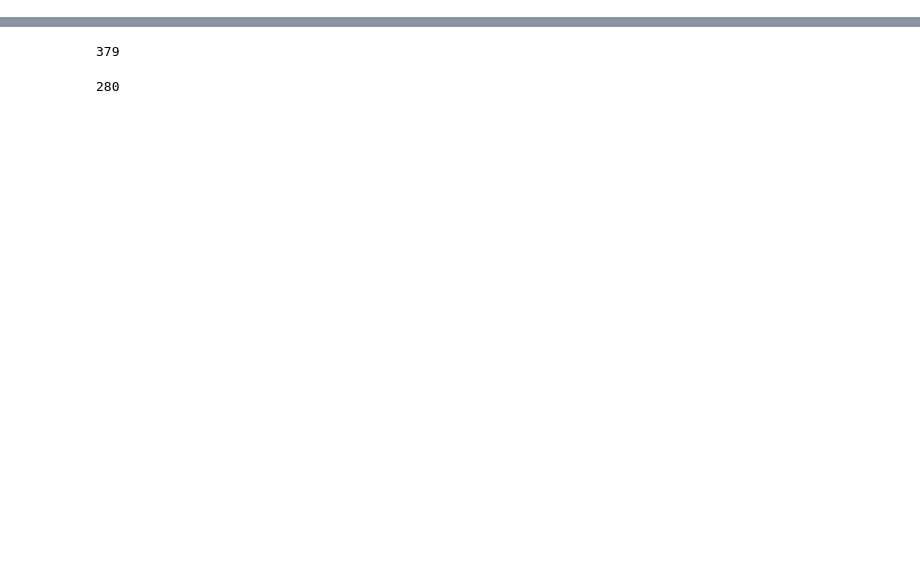
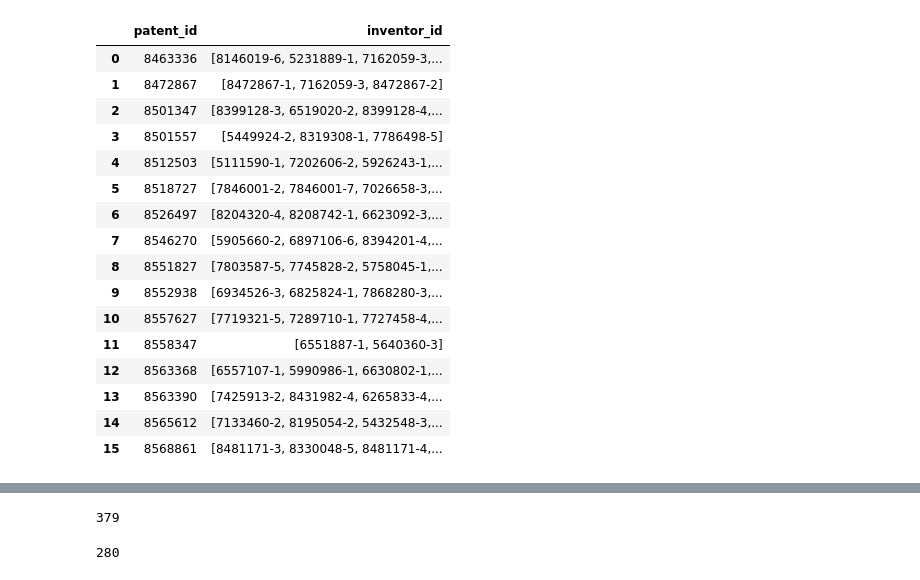
Before and after one commit to jayoungseo/inventor-grouping, a Jupyter notebook: inventor_grouping.ipynb, the cells around one changed output, grey strips where cells are left out. Drawn from its saved outputs; the diff is of its cells as text; code cells hidden in the pictures; blank space fills up the shorter version.

```diff
--- a/inventor_grouping.ipynb
+++ b/inventor_grouping.ipynb
@@ -5,6 +5,26 @@ import networkx as nx
 import pickle
 import datetime
 # %%
-df = pd.read_pickle('samsung_co_inventor_data(2013-2014).pkl')
+df = pd.read_pickle('../patent/samsung_co_inventor_data(2013-2014).pkl')
 co_inventor_df = df.groupby('patent_id')['inventor_id'].apply(lambda x: list(x)).reset_index()
+# %%
+co_inventor_df[:16]
+# %% [output]
+|  | patent_id | inventor_id |
+| 0 | 8463336 | [8146019-6, 5231889-1, 7162059-3,... |
+| 1 | 8472867 | [8472867-1, 7162059-3, 8472867-2] |
+| 2 | 8501347 | [8399128-3, 6519020-2, 8399128-4,... |
+| 3 | 8501557 | [5449924-2, 8319308-1, 7786498-5] |
+| 4 | 8512503 | [5111590-1, 7202606-2, 5926243-1,... |
+| 5 | 8518727 | [7846001-2, 7846001-7, 7026658-3,... |
+| 6 | 8526497 | [8204320-4, 8208742-1, 6623092-3,... |
+| 7 | 8546270 | [5905660-2, 6897106-6, 8394201-4,... |
+| 8 | 8551827 | [7803587-5, 7745828-2, 5758045-1,... |
+| 9 | 8552938 | [6934526-3, 6825824-1, 7868280-3,... |
+| 10 | 8557627 | [7719321-5, 7289710-1, 7727458-4,... |
+| 11 | 8558347 | [6551887-1, 5640360-3] |
+| 12 | 8563368 | [6557107-1, 5990986-1, 6630802-1,... |
+| 13 | 8563390 | [7425913-2, 8431982-4, 6265833-4,... |
+| 14 | 8565612 | [7133460-2, 8195054-2, 5432548-3,... |
+| 15 | 8568861 | [8481171-3, 8330048-5, 8481171-4,... |
 # %%
```
Also changed, not shown: parts of 10 cells of this notebook, 1 other file.
